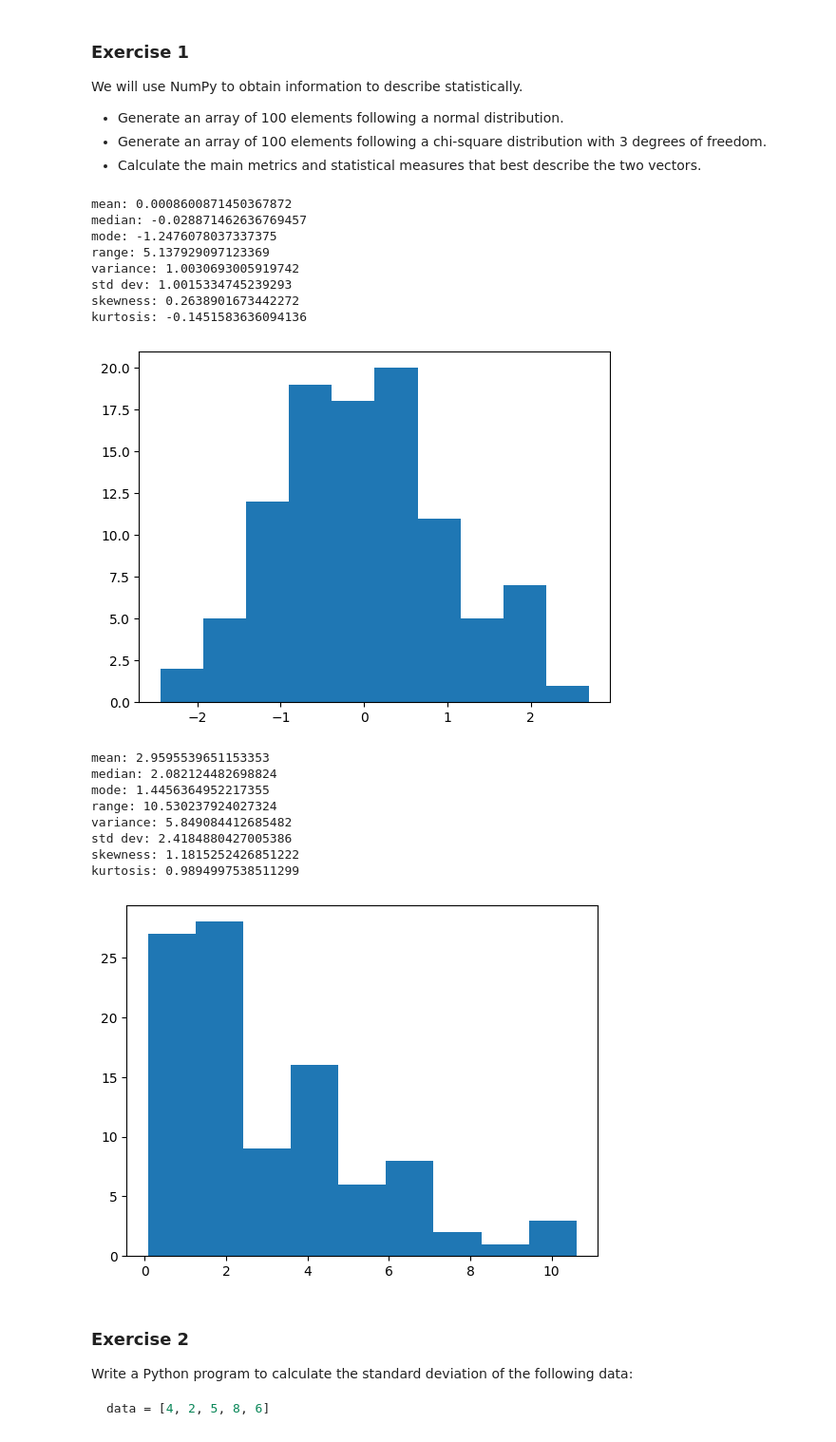
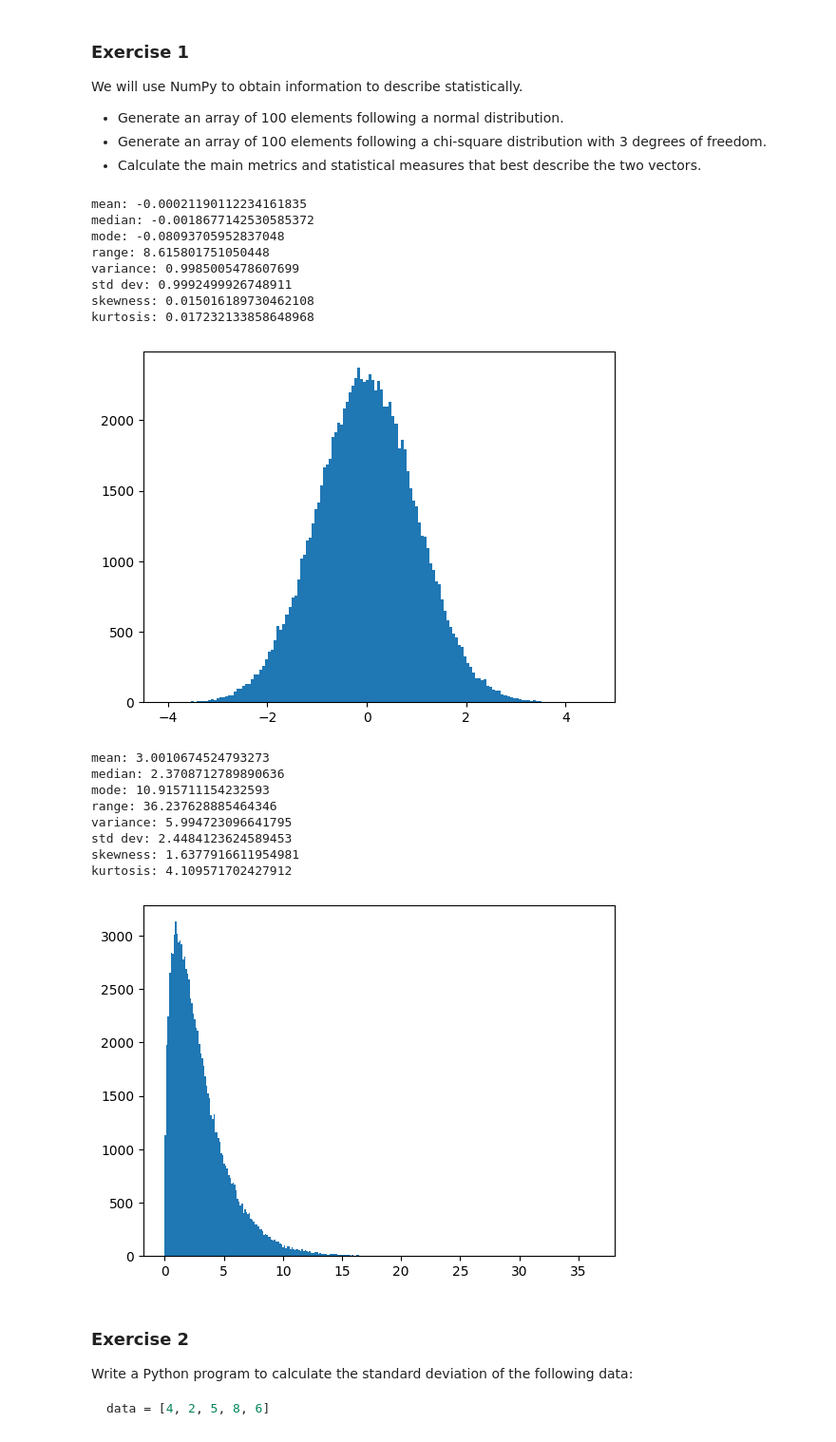
Before and after one commit to 4GeeksAcademy/descriptive-statistics-exercises-project-with-python-NWinocur, a Jupyter notebook: notebook/problems.ipynb, the cells around one changed output. Shown at 95% size. Saved outputs shown, nothing was run; the diff lists cells and outputs as text; code cells hidden in the pictures.

Commit message:
Incrased number of samples for distributions to make for smoother histograms.

```diff
--- a/notebook/problems.ipynb
+++ b/notebook/problems.ipynb
@@ -11,50 +11,50 @@ We will use NumPy to obtain information to describe statistically.
 # %%
 import numpy as np
 import statistics as stats
 import matplotlib.pyplot as plt
 from scipy.stats import skew
 from scipy.stats import kurtosis
 
-
+SAMPLES_PER_DISTRIBUTION = 100000
 rng = np.random.default_rng()
-normally_distributed_array = rng.normal(size=100)
-chisqauare_distributed_array = rng.chisquare(df=3, size=100)
+normally_distributed_array = rng.normal(size=SAMPLES_PER_DISTRIBUTION)
+chisqauare_distributed_array = rng.chisquare(df=3, size=SAMPLES_PER_DISTRIBUTION)
 
 def print_main_metrics_and_stats(collection):
     print(f"mean: {np.mean(collection)}")
     print(f"median: {np.median(collection)}")
     print(f"mode: {stats.mode(collection)}")
     print(f"range: {max(collection) - min(collection)}")
     print(f"variance: {stats.variance(collection)}")
     print(f"std dev: {stats.stdev(collection)}")
     print(f"skewness: {skew(collection)}")
     print(f"kurtosis: {kurtosis(collection)}")
     plt.hist(collection,bins="auto")
     plt.show()
 
 
 print_main_metrics_and_stats(normally_distributed_array)
 
 print_main_metrics_and_stats(chisqauare_distributed_array)
 # %% [output]
-mean: 0.0008600871450367872
-median: -0.028871462636769457
-mode: -1.2476078037337375
-range: 5.137929097123369
-variance: 1.0030693005919742
-std dev: 1.0015334745239293
-skewness: 0.2638901673442272
-kurtosis: -0.1451583636094136
+mean: -0.00021190112234161835
+median: -0.0018677142530585372
+mode: -0.08093705952837048
+range: 8.615801751050448
+variance: 0.9985005478607699
+std dev: 0.9992499926748911
+skewness: 0.015016189730462108
+kurtosis: 0.017232133858648968
-[figure, old version]
+[figure, new version]
-mean: 2.9595539651153353
-median: 2.082124482698824
-mode: 1.4456364952217355
-range: 10.530237924027324
-variance: 5.849084412685482
-std dev: 2.4184880427005386
-skewness: 1.1815252426851222
-kurtosis: 0.9894997538511299
+mean: 3.0010674524793273
+median: 2.3708712789890636
+mode: 10.915711154232593
+range: 36.237628885464346
+variance: 5.994723096641795
+std dev: 2.4484123624589453
+skewness: 1.6377916611954981
+kurtosis: 4.109571702427912
-[figure, old version]
+[figure, new version]
 # %% [markdown]
 ### Exercise 2
 
```
